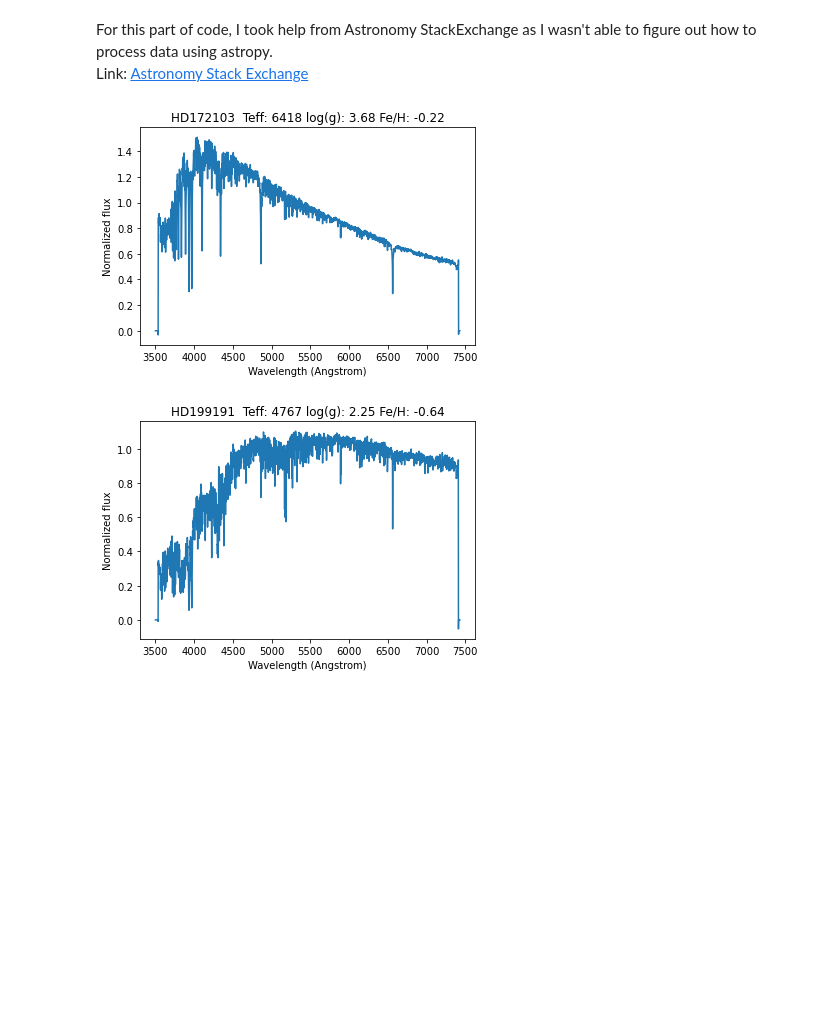
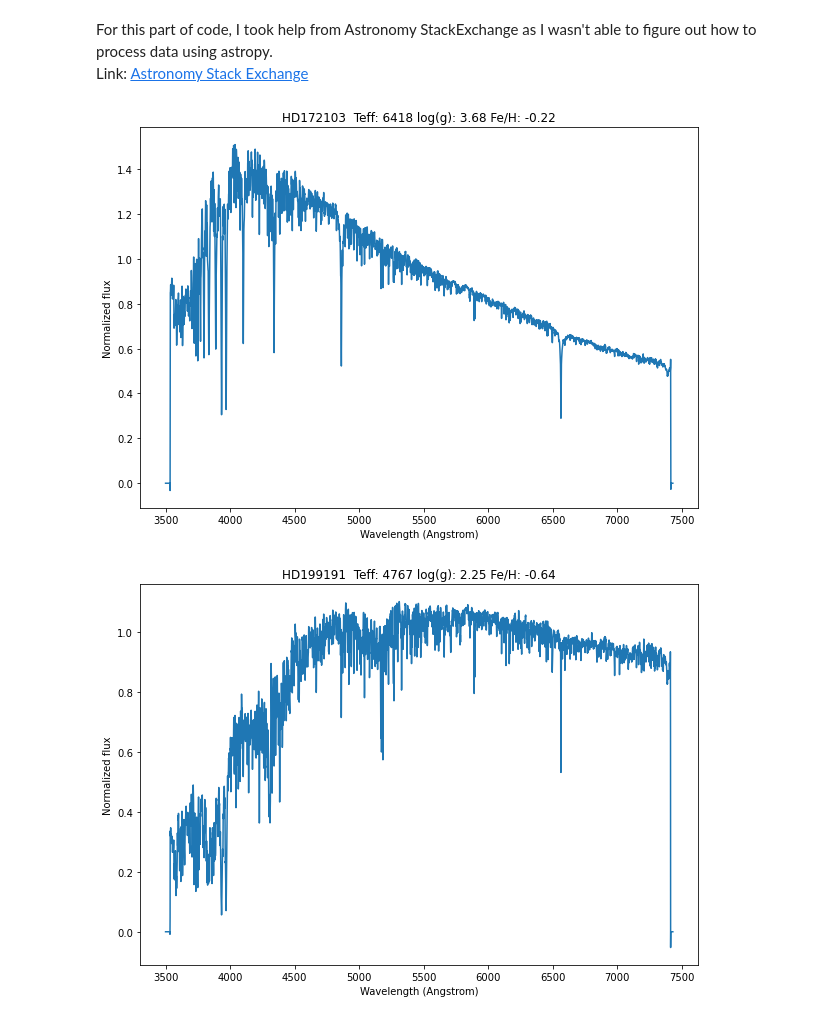
Before and after one commit to manan025/MILES_Spectra, a Jupyter notebook: find_spectra.ipynb, the cells around one changed output. Drawn from its saved outputs; the diff is of its cells as text; code cells hidden in the pictures; blank space fills up the shorter version.

Commit message:
Updated plots

```diff
--- a/find_spectra.ipynb
+++ b/find_spectra.ipynb
@@ -66,29 +66,30 @@ Link: [Astronomy Stack Exchange](https://astronomy.stackexchange.com/questions/4
 # %%
 for path in os.listdir(destination):
     if os.path.isfile(os.path.join(destination, path)):
         currentpath = os.path.join(destination, path)
 
         # Name of star
         n_star = path.rsplit('.', maxsplit=1)[0]
         # get information
         title = data[search(data, n_star, None)]
         # Giving in None as parameters because it is not necessary and
         # I am a bit lazy to change at other places
         title = title[0] + " " + "Teff: " + title[3] + " log(g): " + title[4] + " Fe/H: " + title[5]
         hdul = fits.open(currentpath)
         h_data = hdul[0].data
         h1 = hdul[0].header
 
         flux = h_data[0]
         w = WCS(h1, naxis=1, relax=False, fix=False)
         lam = w.wcs_pix2world(np.arange(len(flux)), 0)[0]
 
+        plt.figure(figsize=(10,7))
         plt.plot(lam, flux)
         plt.title(title)
         plt.xlabel('Wavelength (Angstrom)')
         plt.ylabel('Normalized flux')
         plt.savefig(fname="spectra_images/" + n_star + ".jpg")
         plt.show()
 # %% [output]
-[figure, old version]
+[figure, new version]
-[figure, old version]
+[figure, new version]
```
Also changed, not shown: parts of 1 cell of this notebook, 9 other files.
